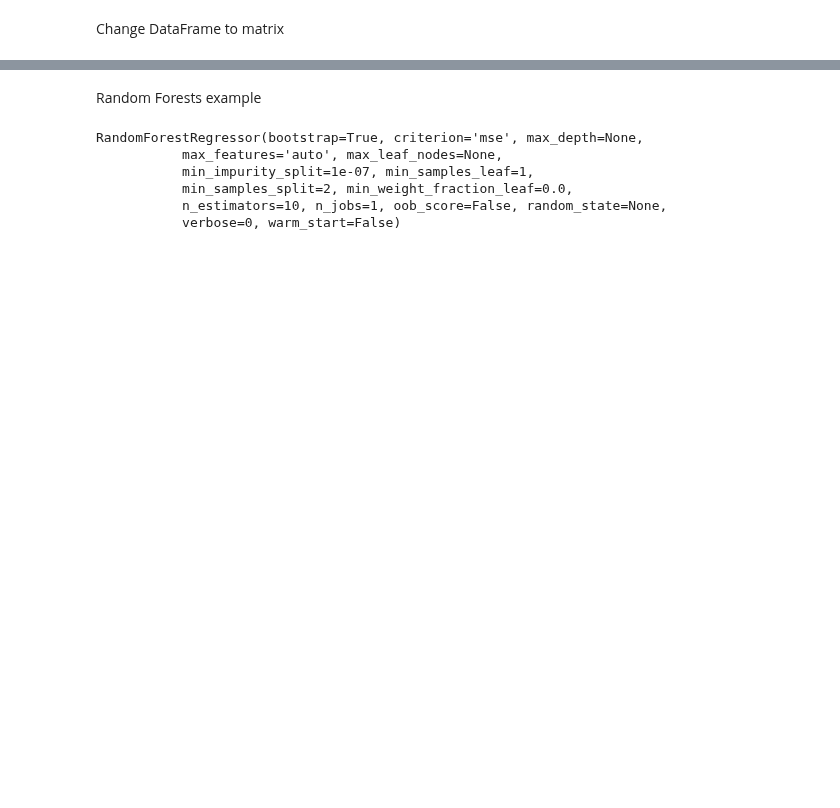
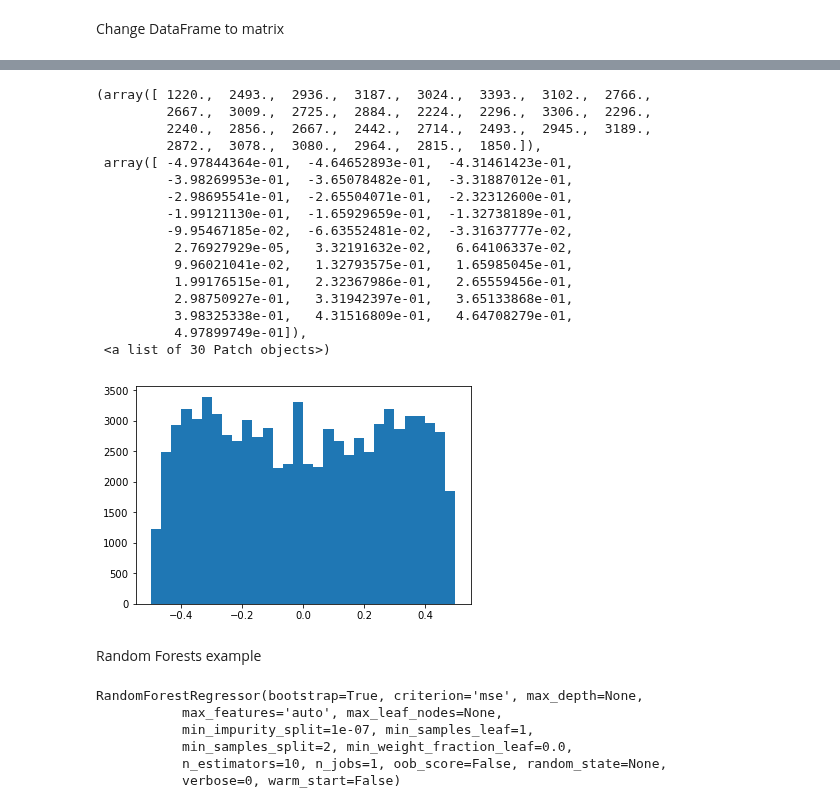
Before and after one commit to Rogue-Y/kaggle-zillow, a Jupyter notebook: Predict trial.ipynb, the cells around one changed output, grey strips where cells are left out. Drawn from its saved outputs; the diff is of its cells as text; code cells hidden in the pictures; blank space fills up the shorter version.

```diff
--- a/Predict trial.ipynb
+++ b/Predict trial.ipynb
@@ -30,3 +77,23 @@ y_train_trans=np.arctan(32.0301149*(-0.005208795+y_train))/3.141593
+# %%
+plt.hist(y_train_trans,30)
+# %% [output]
+(array([ 1220.,  2493.,  2936.,  3187.,  3024.,  3393.,  3102.,  2766.,
+         2667.,  3009.,  2725.,  2884.,  2224.,  2296.,  3306.,  2296.,
+         2240.,  2856.,  2667.,  2442.,  2714.,  2493.,  2945.,  3189.,
+         2872.,  3078.,  3080.,  2964.,  2815.,  1850.]),
+ array([ -4.97844364e-01,  -4.64652893e-01,  -4.31461423e-01,
+         -3.98269953e-01,  -3.65078482e-01,  -3.31887012e-01,
+         -2.98695541e-01,  -2.65504071e-01,  -2.32312600e-01,
+         -1.99121130e-01,  -1.65929659e-01,  -1.32738189e-01,
+         -9.95467185e-02,  -6.63552481e-02,  -3.31637777e-02,
+          2.76927929e-05,   3.32191632e-02,   6.64106337e-02,
+          9.96021041e-02,   1.32793575e-01,   1.65985045e-01,
+          1.99176515e-01,   2.32367986e-01,   2.65559456e-01,
+          2.98750927e-01,   3.31942397e-01,   3.65133868e-01,
+          3.98325338e-01,   4.31516809e-01,   4.64708279e-01,
+          4.97899749e-01]),
+ <a list of 30 Patch objects>)
+[figure, added]
 # %%
 X_train_m, X_test_m, y_train_m, y_test_m = list(map(lambda x: x.as_matrix(), (X_train, X_test, y_train_trans, y_test)))
 # %% [markdown]
```
Also changed, not shown: parts of 9 cells of this notebook.
